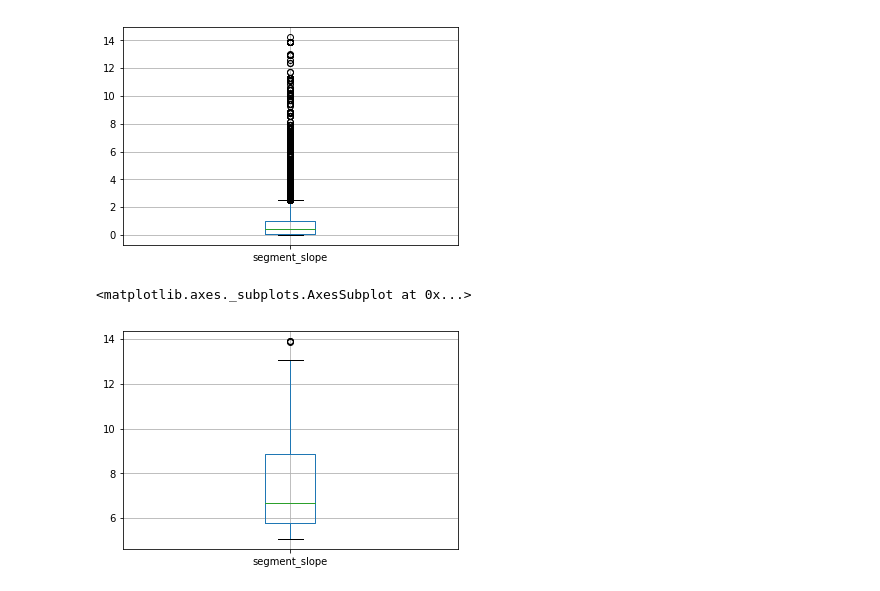
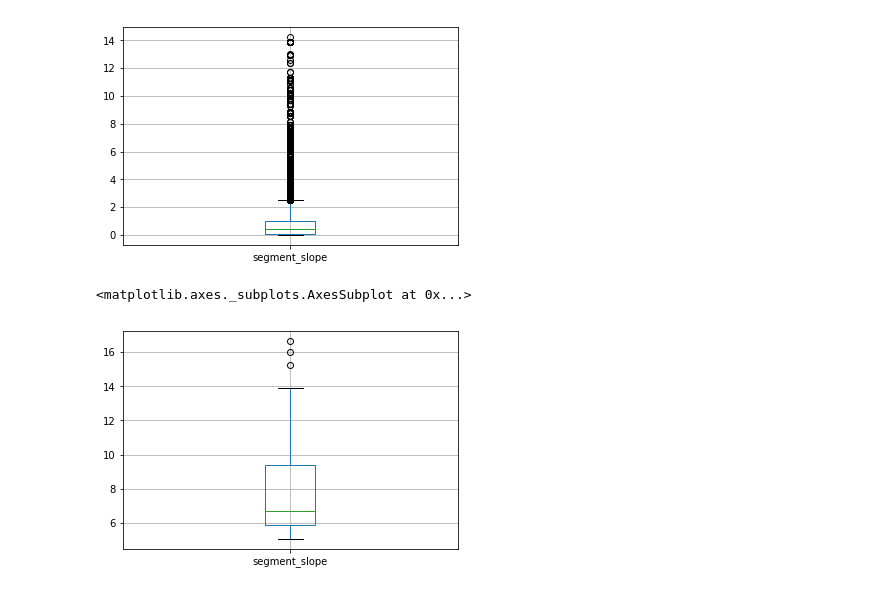
Before and after one commit to smnorris/bcfishobs_spp-by-slope, a Jupyter notebook: notebooks/Observations_species_slope.ipynb, the cells around one changed output. Cells and saved outputs as stored; diff of their text form; code cells hidden in the pictures.

```diff
--- a/notebooks/Observations_species_slope.ipynb
+++ b/notebooks/Observations_species_slope.ipynb
@@ -81,9 +81,9 @@ df[df['segment_slope'] < 15].boxplot(column=['segment_slope'])
 # %%
 # try coho at 5-15%
 df_co = df[df['species_code'] == 'CO']
-df_co = df_co[df_co['segment_slope'] < 15]
+df_co = df_co[df_co['segment_slope'] < 20]
 df_co = df_co[df_co['segment_slope'] > 5]
 df_co.boxplot(column=['segment_slope'])
 # %% [output]
 <matplotlib.axes._subplots.AxesSubplot at 0x...>
-[figure, old version]
+[figure, new version]
```
